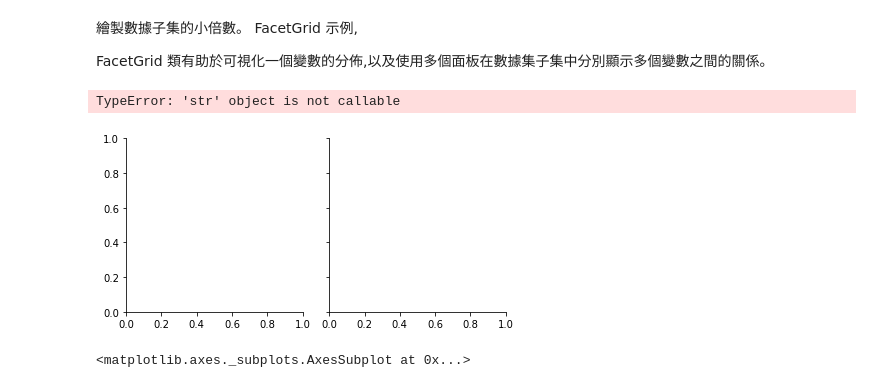
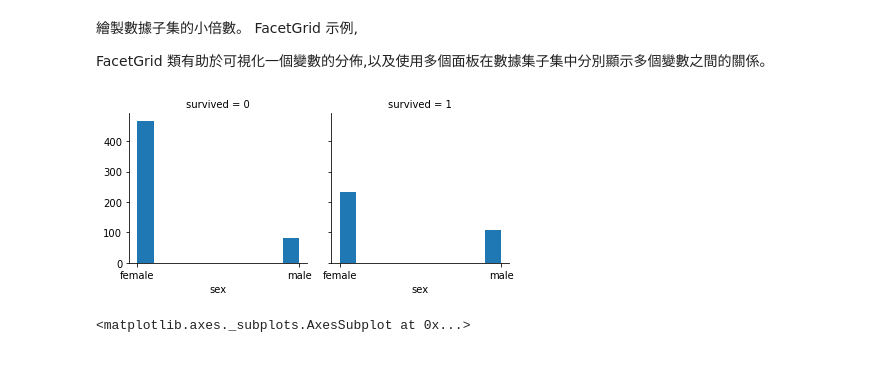
Before and after one commit to hongbin422/ML100Days, a Jupyter notebook: homework/D21 運用實際資料集進行資料視覺化練習.ipynb, the cells around one changed output. Saved outputs shown, nothing was run; the diff lists cells and outputs as text; code cells hidden in the pictures.

```diff
--- a/homework/D21 運用實際資料集進行資料視覺化練習.ipynb
+++ b/homework/D21 運用實際資料集進行資料視覺化練習.ipynb
@@ -61,15 +61,15 @@ FacetGrid 類有助於可視化一個變數的分佈,以及使用多個面板在
 # %%
 # 瞭解性別在各艙等的分布的存活率
 '''
 在這邊coding
 g = sns.FacetGrid
 g.map
 '''
-g = sns.FacetGrid(df, col="sex")
-g.map("sibsp","survived")
+g = sns.FacetGrid(df, col = "survived")
+g.map(plt.hist,"sex")
+plt.show()
 # %% [output]
-TypeError: 'str' object is not callable
-[figure, old version]
+[figure, new version]
 # %%
 #先檢視各艙位存活人數，此時可以使用groupby函數進行分類，
 #其中 survived＝1表示存活，survived＝0表示死亡，將survived加總即為各艙等生存人數。
```
Also changed, not shown: parts of 4 cells of this notebook.
